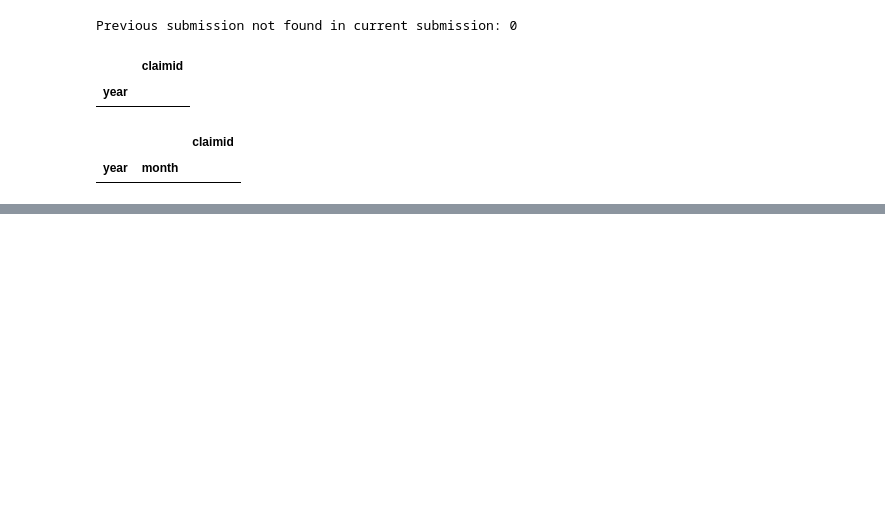
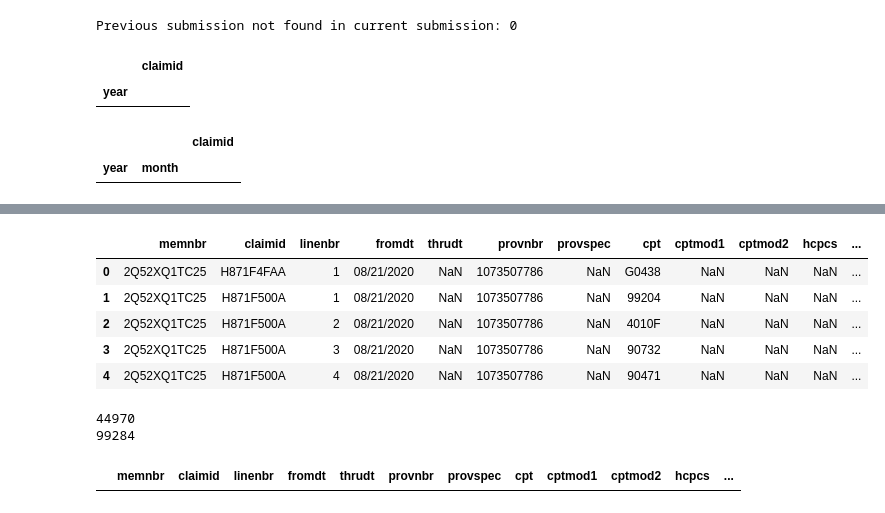
Before and after one commit to henrycheng-ih/HEDIS_monthly_submission, a Jupyter notebook: previous_submission_comparison/compare_EZCAP_claim.ipynb, the cells around one changed output, grey strips where cells are left out. Saved outputs shown, nothing was run; the diff lists cells and outputs as text; code cells hidden in the pictures; blank space fills up the shorter version.

```diff
--- a/previous_submission_comparison/compare_EZCAP_claim.ipynb
+++ b/previous_submission_comparison/compare_EZCAP_claim.ipynb
@@ -82,0 +193,33 @@ Previous submission not found in current submission: 0
+# %%
+# claims in both submissions (top 5)
+df.query(f'memnbr == "{memnbr}"')\
+    .merge(df_prev[['claimid', 'linenbr']], on=['claimid', 'linenbr'], how='inner', indicator=True)\
+    .query('_merge == "both"')\
+    .drop_duplicates()[:5]
+# %% [output]
+|  | memnbr | claimid | linenbr | fromdt | thrudt | provnbr | provspec | cpt | cptmod1 | cptmod2 | hcpcs | ... |
+| 0 | 2Q52XQ1TC25 | H871F4FAA | 1 | 08/21/2020 | NaN | 1073507786 | NaN | G0438 | NaN | NaN | NaN | ... |
+| 1 | 2Q52XQ1TC25 | H871F500A | 1 | 08/21/2020 | NaN | 1073507786 | NaN | 99204 | NaN | NaN | NaN | ... |
+| 2 | 2Q52XQ1TC25 | H871F500A | 2 | 08/21/2020 | NaN | 1073507786 | NaN | 4010F | NaN | NaN | NaN | ... |
+| 3 | 2Q52XQ1TC25 | H871F500A | 3 | 08/21/2020 | NaN | 1073507786 | NaN | 90732 | NaN | NaN | NaN | ... |
+| 4 | 2Q52XQ1TC25 | H871F500A | 4 | 08/21/2020 | NaN | 1073507786 | NaN | 90471 | NaN | NaN | NaN | ... |
+# %%
+# CPT code for claims in October claims only and not in Septs
+# if CPT code meet eligible criteria, that explains why these members become eligible
+list_icd = df.query(f'memnbr == "{memnbr}"')\
+    .merge(df_prev[['claimid']], on='claimid', how='left', indicator=True)\
+    .query('_merge == "left_only"')\
+    .sort_values(by=['claimid', 'linenbr'])['cpt'].unique()
+
+list_icd = [str(icd) for icd in list_icd]
+list_icd.sort()
+
+for icd in list_icd:
+    print(icd)
+# %% [output]
+44970
+99284
+# %%
+df_prev.query('claimid == "H871F4FAA"')
+# %% [output]
+|  | memnbr | claimid | linenbr | fromdt | thrudt | provnbr | provspec | cpt | cptmod1 | cptmod2 | hcpcs | ... |
```
Also changed, not shown: parts of 15 cells of this notebook, 4 other files.
